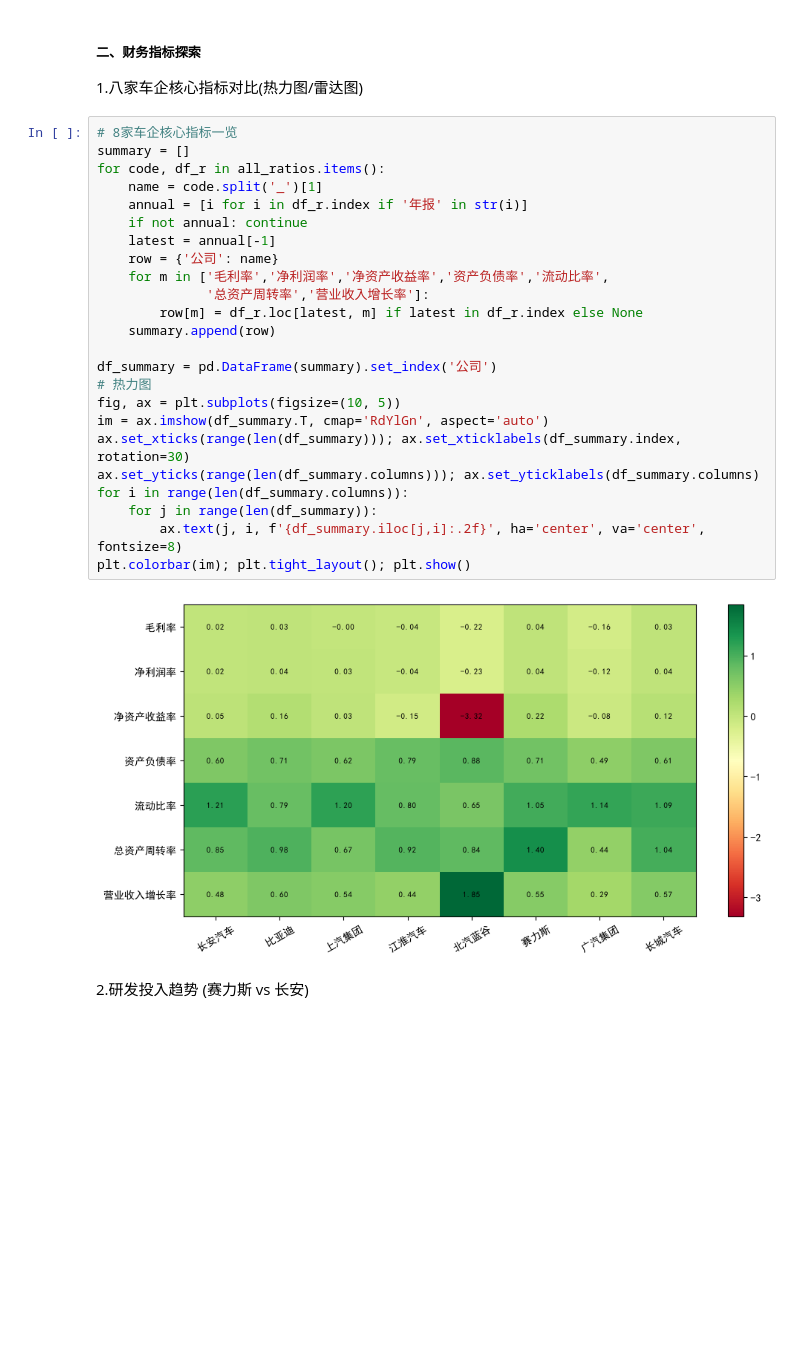
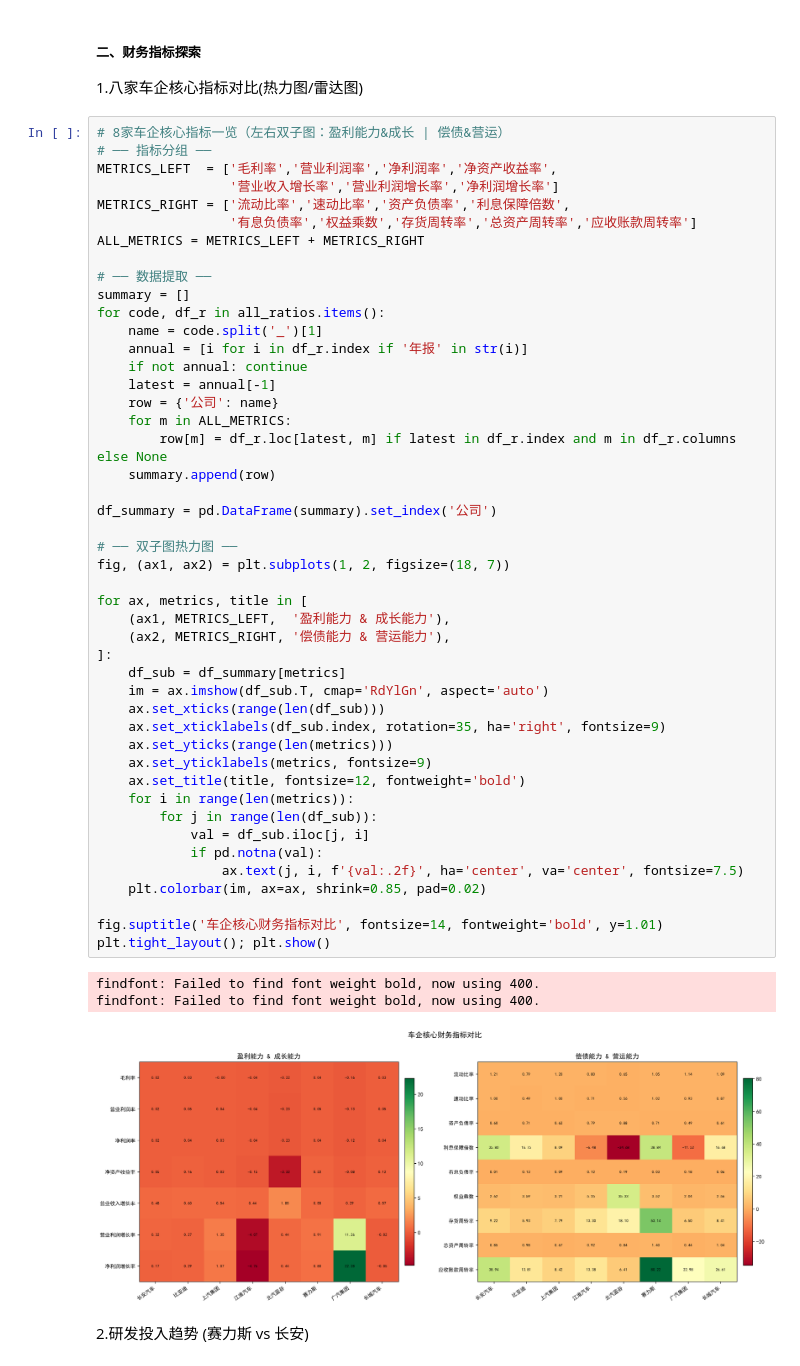
Before and after one commit to yohoten/fidac, a Jupyter notebook: 基于K-Means聚类与Prophet时序预测的重庆上市车企财务智能预警研究.ipynb, the cells around one changed output. Drawn from its saved outputs; the diff is of its cells as text; blank space fills up the shorter version.

```diff
--- a/基于K-Means聚类与Prophet时序预测的重庆上市车企财务智能预警研究.ipynb
+++ b/基于K-Means聚类与Prophet时序预测的重庆上市车企财务智能预警研究.ipynb
@@ -260,31 +263,55 @@ OK (39期)
 
 1.八家车企核心指标对比(热力图/雷达图)
 # %%
-# 8家车企核心指标一览
+# 8家车企核心指标一览（左右双子图：盈利能力&成长 | 偿债&营运）
+# ── 指标分组 ──
+METRICS_LEFT  = ['毛利率','营业利润率','净利润率','净资产收益率',
+                 '营业收入增长率','营业利润增长率','净利润增长率']
+METRICS_RIGHT = ['流动比率','速动比率','资产负债率','利息保障倍数',
+                 '有息负债率','权益乘数','存货周转率','总资产周转率','应收账款周转率']
+ALL_METRICS = METRICS_LEFT + METRICS_RIGHT
+
+# ── 数据提取 ──
 summary = []
 for code, df_r in all_ratios.items():
     name = code.split('_')[1]
     annual = [i for i in df_r.index if '年报' in str(i)]
     if not annual: continue
     latest = annual[-1]
     row = {'公司': name}
-    for m in ['毛利率','净利润率','净资产收益率','资产负债率','流动比率',
-              '总资产周转率','营业收入增长率']:
-        row[m] = df_r.loc[latest, m] if latest in df_r.index else None
+    for m in ALL_METRICS:
+        row[m] = df_r.loc[latest, m] if latest in df_r.index and m in df_r.columns else None
     summary.append(row)
 
 df_summary = pd.DataFrame(summary).set_index('公司')
-# 热力图
-fig, ax = plt.subplots(figsize=(10, 5))
-im = ax.imshow(df_summary.T, cmap='RdYlGn', aspect='auto')
-ax.set_xticks(range(len(df_summary))); ax.set_xticklabels(df_summary.index, rotation=30)
-ax.set_yticks(range(len(df_summary.columns))); ax.set_yticklabels(df_summary.columns)
-for i in range(len(df_summary.columns)):
-    for j in range(len(df_summary)):
-        ax.text(j, i, f'{df_summary.iloc[j,i]:.2f}', ha='center', va='center', fontsize=8)
-plt.colorbar(im); plt.tight_layout(); plt.show()
+
+# ── 双子图热力图 ──
+fig, (ax1, ax2) = plt.subplots(1, 2, figsize=(18, 7))
+
+for ax, metrics, title in [
+    (ax1, METRICS_LEFT,  '盈利能力 & 成长能力'),
+    (ax2, METRICS_RIGHT, '偿债能力 & 营运能力'),
+]:
+    df_sub = df_summary[metrics]
+    im = ax.imshow(df_sub.T, cmap='RdYlGn', aspect='auto')
+    ax.set_xticks(range(len(df_sub)))
+    ax.set_xticklabels(df_sub.index, rotation=35, ha='right', fontsize=9)
+    ax.set_yticks(range(len(metrics)))
+    ax.set_yticklabels(metrics, fontsize=9)
+    ax.set_title(title, fontsize=12, fontweight='bold')
+    for i in range(len(metrics)):
+        for j in range(len(df_sub)):
+            val = df_sub.iloc[j, i]
+            if pd.notna(val):
+                ax.text(j, i, f'{val:.2f}', ha='center', va='center', fontsize=7.5)
+    plt.colorbar(im, ax=ax, shrink=0.85, pad=0.02)
+
+fig.suptitle('车企核心财务指标对比', fontsize=14, fontweight='bold', y=1.01)
+plt.tight_layout(); plt.show()
 # %% [output]
+findfont: Failed to find font weight bold, now using 400.
+findfont: Failed to find font weight bold, now using 400.
-[figure, old version]
+[figure, new version]
 # %% [markdown]
 2.研发投入趋势 (赛力斯 vs 长安)
 # %%
```
Also changed, not shown: parts of 8 cells of this notebook, 15 other files.
